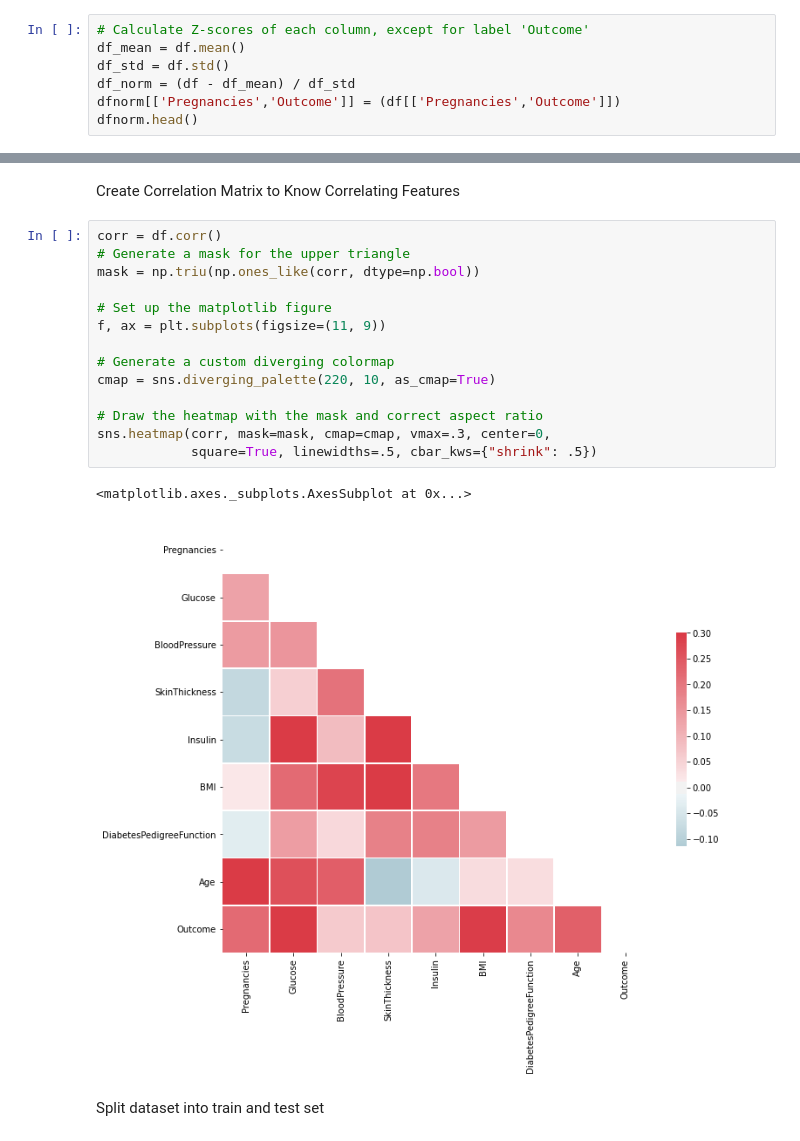
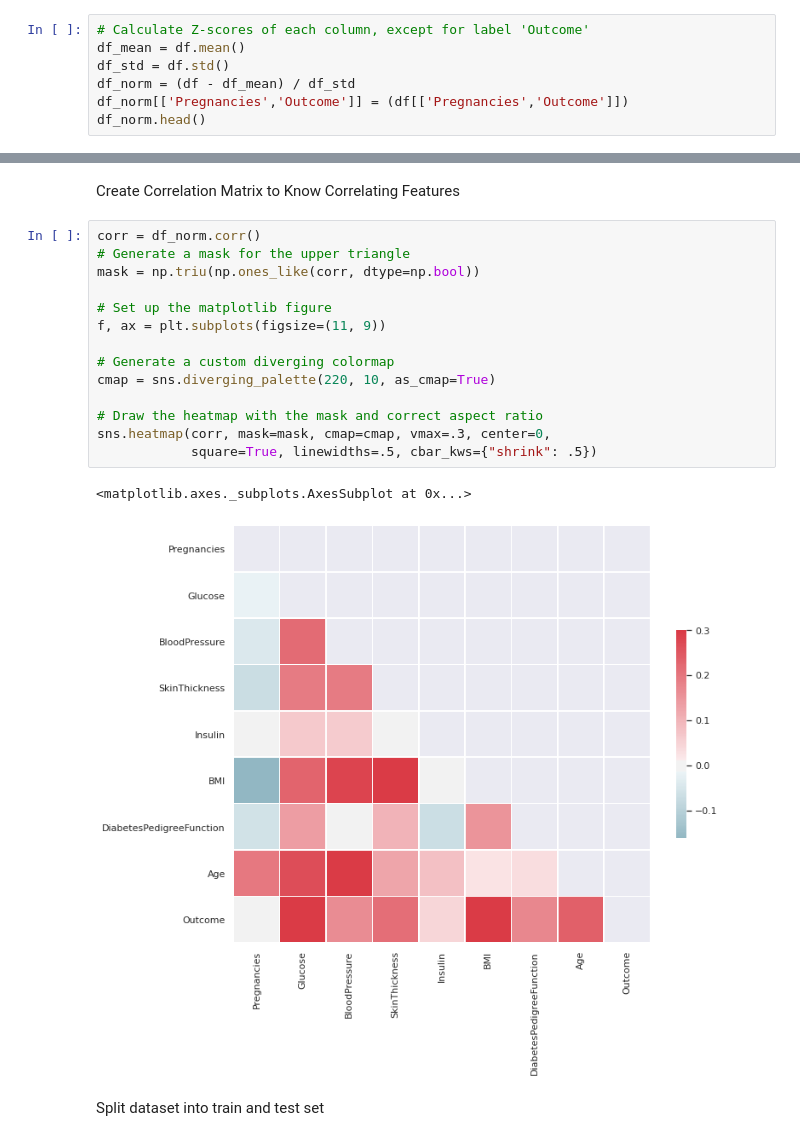
Before and after one commit to adindariztia/Bangkit_DiabetesPredictionML, a Jupyter notebook: PIMA_Dataset_Overview.ipynb, the cells around one changed output, grey strips where cells are left out. Cells and saved outputs as stored; diff of their text form.

```diff
--- a/PIMA_Dataset_Overview.ipynb
+++ b/PIMA_Dataset_Overview.ipynb
@@ -123,7 +123,7 @@ Normalization
 df_mean = df.mean()
 df_std = df.std()
 df_norm = (df - df_mean) / df_std
-dfnorm[['Pregnancies','Outcome']] = (df[['Pregnancies','Outcome']])
-dfnorm.head()
+df_norm[['Pregnancies','Outcome']] = (df[['Pregnancies','Outcome']])
+df_norm.head()
 # %% [output]
 |  | Pregnancies | Glucose | BloodPressure | SkinThickness | Insulin | BMI | DiabetesPedigreeFunction | Age | ... |
@@ -135,21 +135,21 @@ dfnorm.head()
 # %% [markdown]
 Create Correlation Matrix to Know Correlating Features
 # %%
-corr = df.corr()
+corr = df_norm.corr()
 # Generate a mask for the upper triangle
 mask = np.triu(np.ones_like(corr, dtype=np.bool))
 
 # Set up the matplotlib figure
 f, ax = plt.subplots(figsize=(11, 9))
 
 # Generate a custom diverging colormap
 cmap = sns.diverging_palette(220, 10, as_cmap=True)
 
 # Draw the heatmap with the mask and correct aspect ratio
 sns.heatmap(corr, mask=mask, cmap=cmap, vmax=.3, center=0,
             square=True, linewidths=.5, cbar_kws={"shrink": .5})
 # %% [output]
 <matplotlib.axes._subplots.AxesSubplot at 0x...>
-[figure, old version]
+[figure, new version]
 # %% [markdown]
 Split dataset into train and test set
```
Also changed, not shown: parts of 10 cells of this notebook.
